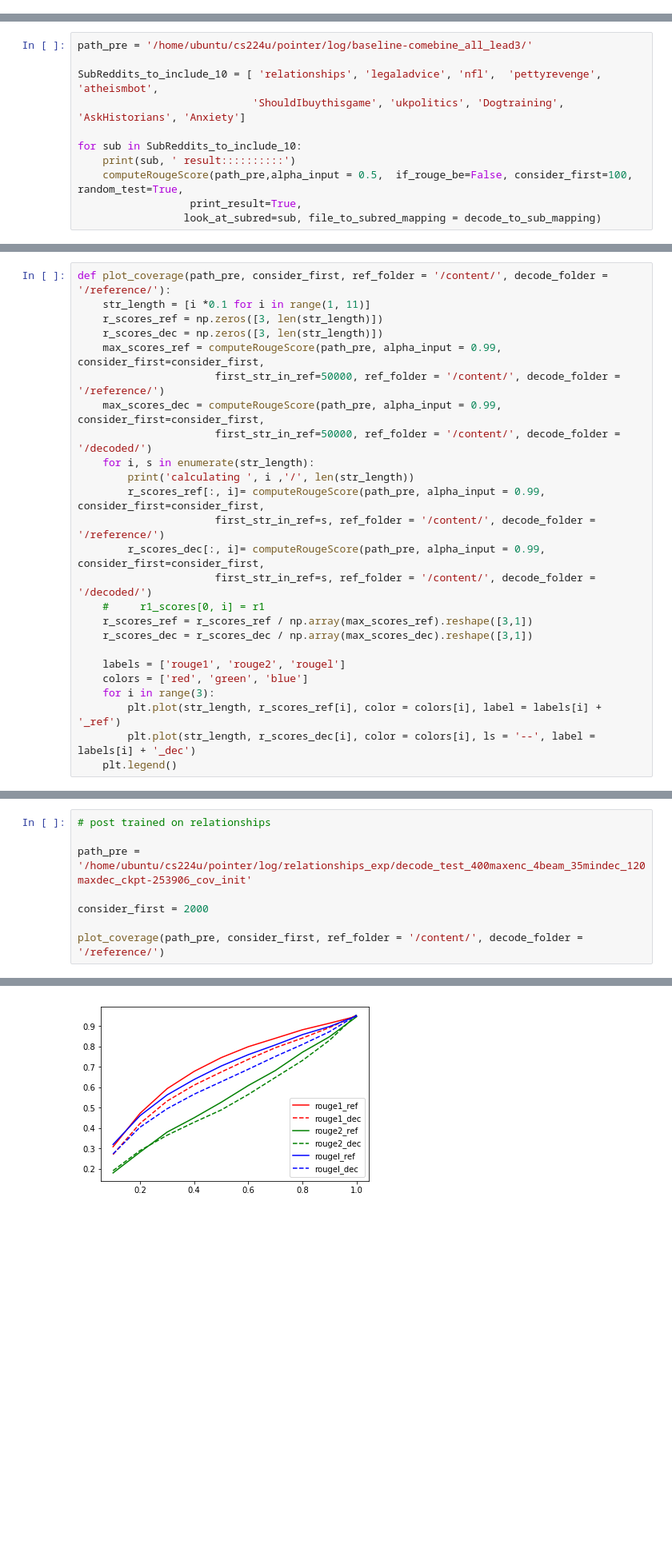
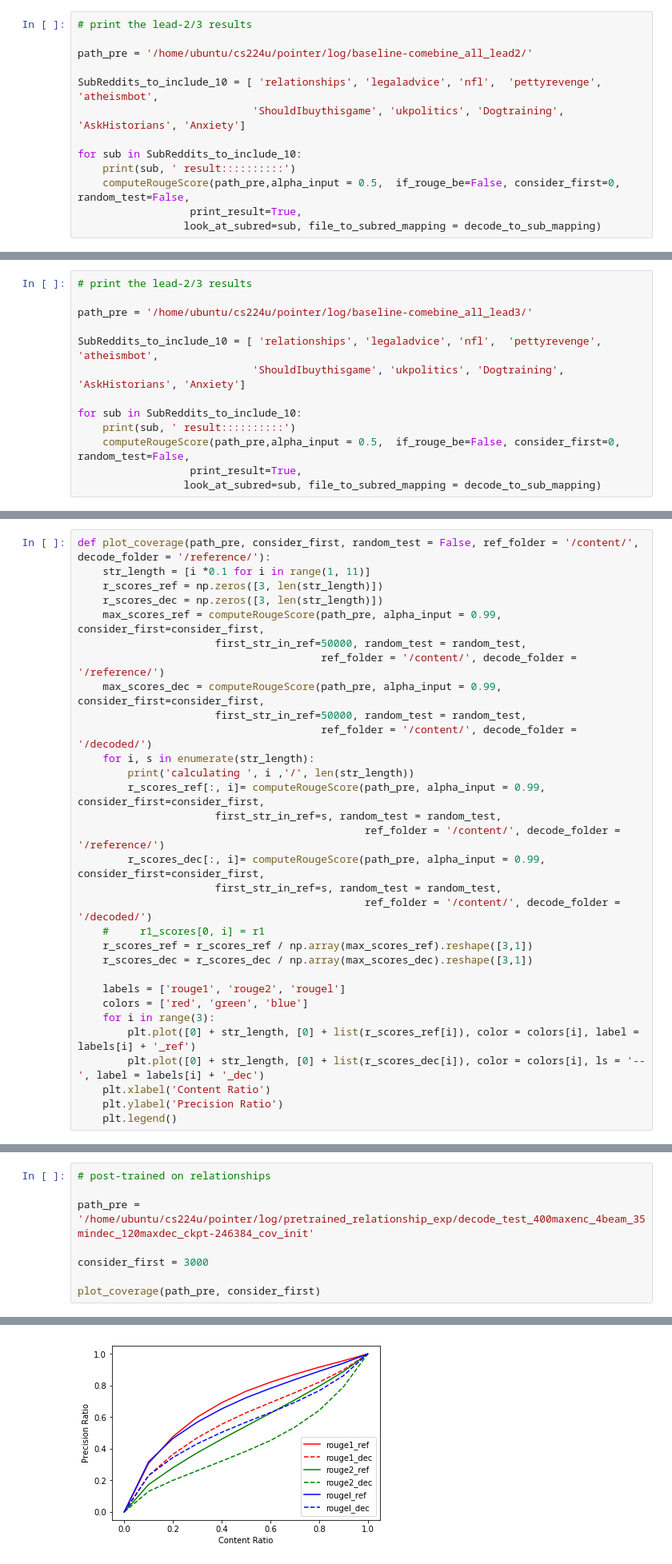
Before and after one commit to yiyang7/pointer, a Jupyter notebook: compute_rouge_teng_copy.ipynb, the cells around one changed output, grey strips where cells are left out. Shown at 80% size. Saved outputs shown, nothing was run; the diff lists cells and outputs as text; blank space fills up the shorter version.

```diff
--- a/compute_rouge_teng_copy.ipynb
+++ b/compute_rouge_teng_copy.ipynb
@@ -313,0 +348,13 @@ rouge_l_average score: 0.12258872127411916
+# %%
+# print the lead-2/3 results
+
+path_pre = '/home/ubuntu/cs224u/pointer/log/baseline-comebine_all_lead2/'
+
+SubReddits_to_include_10 = [ 'relationships', 'legaladvice', 'nfl',  'pettyrevenge', 'atheismbot',
+                            'ShouldIbuythisgame', 'ukpolitics', 'Dogtraining',  'AskHistorians', 'Anxiety']
+
+for sub in SubReddits_to_include_10:
+    print(sub, ' result::::::::::')
+    computeRougeScore(path_pre,alpha_input = 0.5,  if_rouge_be=False, consider_first=0, random_test=False,
+                  print_result=True,
+                 look_at_subred=sub, file_to_subred_mapping = decode_to_sub_mapping)
@@ -314,4 +379,6 @@ rouge_l_average score: 0.12258872127411916
 # %%
+# print the lead-2/3 results
+
 path_pre = '/home/ubuntu/cs224u/pointer/log/baseline-comebine_all_lead3/'
 
 SubReddits_to_include_10 = [ 'relationships', 'legaladvice', 'nfl',  'pettyrevenge', 'atheismbot',
@@ -319,7 +386,7 @@ SubReddits_to_include_10 = [ 'relationships', 'legaladvice', 'nfl',  'pettyreven
 
 for sub in SubReddits_to_include_10:
     print(sub, ' result::::::::::')
-    computeRougeScore(path_pre,alpha_input = 0.5,  if_rouge_be=False, consider_first=100, random_test=True,
+    computeRougeScore(path_pre,alpha_input = 0.5,  if_rouge_be=False, consider_first=0, random_test=False,
                   print_result=True,
                  look_at_subred=sub, file_to_subred_mapping = decode_to_sub_mapping)
 # %% [output]
@@ -418,20 +485,24 @@ rouge_2_average score: 0.5003590780151564
 rouge_l_average score: 0.5965231043409077
 [0.7444281817937951, 0.5003590780151564, 0.5965231043409077]
 # %%
-def plot_coverage(path_pre, consider_first, ref_folder = '/content/', decode_folder = '/reference/'):
+def plot_coverage(path_pre, consider_first, random_test = False, ref_folder = '/content/', decode_folder = '/reference/'):
     str_length = [i *0.1 for i in range(1, 11)]
     r_scores_ref = np.zeros([3, len(str_length)])
     r_scores_dec = np.zeros([3, len(str_length)])
     max_scores_ref = computeRougeScore(path_pre, alpha_input = 0.99,  consider_first=consider_first,
-                      first_str_in_ref=50000, ref_folder = '/content/', decode_folder = '/reference/')
+                      first_str_in_ref=50000, random_test = random_test,
+                                       ref_folder = '/content/', decode_folder = '/reference/')
     max_scores_dec = computeRougeScore(path_pre, alpha_input = 0.99,  consider_first=consider_first,
-                      first_str_in_ref=50000, ref_folder = '/content/', decode_folder = '/decoded/')
+                      first_str_in_ref=50000, random_test = random_test,
+                                       ref_folder = '/content/', decode_folder = '/decoded/')
     for i, s in enumerate(str_length):
         print('calculating ', i ,'/', len(str_length))
         r_scores_ref[:, i]= computeRougeScore(path_pre, alpha_input = 0.99,  consider_first=consider_first,
-                      first_str_in_ref=s, ref_folder = '/content/', decode_folder = '/reference/')
+                      first_str_in_ref=s, random_test = random_test,
+                                              ref_folder = '/content/', decode_folder = '/reference/')
         r_scores_dec[:, i]= computeRougeScore(path_pre, alpha_input = 0.99,  consider_first=consider_first,
-                      first_str_in_ref=s, ref_folder = '/content/', decode_folder = '/decoded/')
+                      first_str_in_ref=s, random_test = random_test,
+                                              ref_folder = '/content/', decode_folder = '/decoded/')
     #     r1_scores[0, i] = r1
     r_scores_ref = r_scores_ref / np.array(max_scores_ref).reshape([3,1])
     r_scores_dec = r_scores_dec / np.array(max_scores_dec).reshape([3,1])
@@ -439,7 +510,9 @@ def plot_coverage(path_pre, consider_first, ref_folder = '/content/', decode_fol
     labels = ['rouge1', 'rouge2', 'rougel']
     colors = ['red', 'green', 'blue']
     for i in range(3):
-        plt.plot(str_length, r_scores_ref[i], color = colors[i], label = labels[i] + '_ref')
-        plt.plot(str_length, r_scores_dec[i], color = colors[i], ls = '--', label = labels[i] + '_dec')
+        plt.plot([0] + str_length, [0] + list(r_scores_ref[i]), color = colors[i], label = labels[i] + '_ref')
+        plt.plot([0] + str_length, [0] + list(r_scores_dec[i]), color = colors[i], ls = '--', label = labels[i] + '_dec')
+    plt.xlabel('Content Ratio')
+    plt.ylabel('Precision Ratio')
     plt.legend()
 # %%
@@ -462,23 +558,23 @@ calculating  9 / 10
 # %%
-# post trained on relationships
+# post-trained on relationships
 
-path_pre = '/home/ubuntu/cs224u/pointer/log/relationships_exp/decode_test_400maxenc_4beam_35mindec_120maxdec_ckpt-253906_cov_init'
+path_pre = '/home/ubuntu/cs224u/pointer/log/pretrained_relationship_exp/decode_test_400maxenc_4beam_35mindec_120maxdec_ckpt-246384_cov_init'
 
-consider_first = 2000
+consider_first = 3000
 
-plot_coverage(path_pre, consider_first, ref_folder = '/content/', decode_folder = '/reference/')
+plot_coverage(path_pre, consider_first)
 # %% [output]
 calculating  0 / 10
 calculating  1 / 10
 calculating  2 / 10
 calculating  3 / 10
 calculating  4 / 10
 calculating  5 / 10
 calculating  6 / 10
 calculating  7 / 10
 calculating  8 / 10
 calculating  9 / 10
-[figure, old version]
+[figure, new version]
 # %%
 result of pretrained on relationships: first 5000 samples
 # precision of decoded vs content
```
Also changed, not shown: parts of 11 cells of this notebook, 11 other files.
